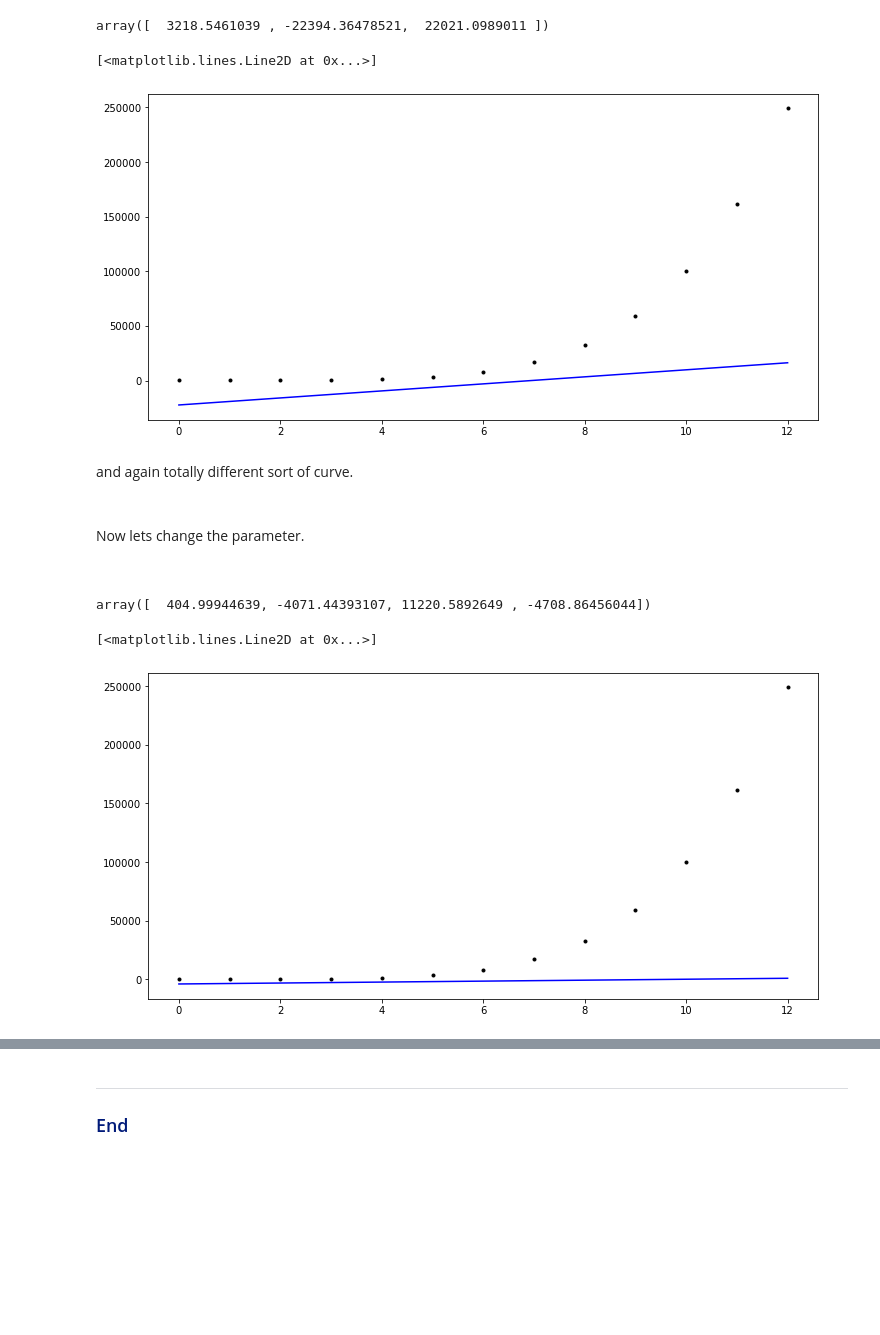
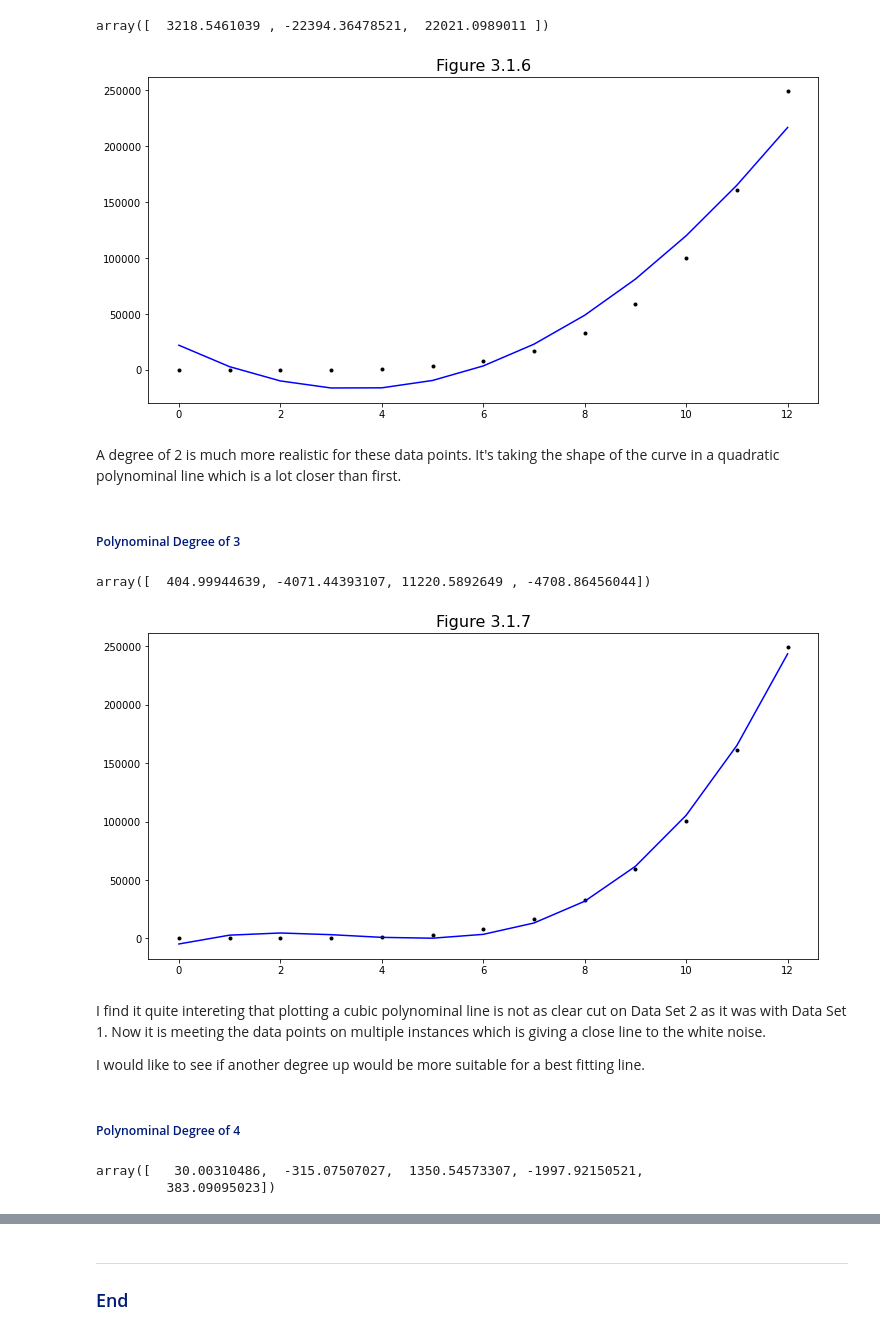
Before and after one commit to SarahMcN25/machine_stastics_assessment, a Jupyter notebook: practicals/03-parameters-exercises.ipynb, the cells around one changed output, grey strips where cells are left out. Cells and saved outputs as stored; diff of their text form; code cells hidden in the pictures; blank space fills up the shorter version.

```diff
--- a/practicals/03-parameters-exercises.ipynb
+++ b/practicals/03-parameters-exercises.ipynb
@@ -223,23 +215,21 @@ array([  3218.5461039 , -22394.36478521,  22021.0989011 ])
 # %%
 # Create a plot.
 fig, ax = plt.subplots(figsize=(12,6))
 
 # Plot x vs y.
 ax.plot(x, y, 'k.')
 
 # Plot x vs parameters on x.
-ax.plot(x, params[0] * x + params[1], 'b-')
+ax.plot(x, np.polyval(params, x), 'b-')
+
+plt.title("Figure 3.1.6", size=16)
+plt.show()
 # %% [output]
-[<matplotlib.lines.Line2D at 0x...>]
-[figure, old version]
+[figure, new version]
 # %% [markdown]
-and again totally different sort of curve.
+A degree of 2 is much more realistic for these data points. It's taking the shape of the curve in a quadratic polynominal line which is a lot closer than first.
 # %% [markdown]
-<br>
-
-Now lets change the parameter.
-
-<br>
+<h5 style="color: #001a79;">Polynominal Degree of 3</h5>
 # %%
 # Use x and y to try to find the original parameters.
 params = np.polyfit(x, y, 3)
@@ -254,7 +244,22 @@ fig, ax = plt.subplots(figsize=(12,6))
 ax.plot(x, y, 'k.')
 
 # Plot x vs parameters on x.
-ax.plot(x, params[0] * x + params[1], 'b-')
+ax.plot(x, np.polyval(params, x), 'b-')
+
+plt.title("Figure 3.1.7", size=16)
+plt.show()
 # %% [output]
-[<matplotlib.lines.Line2D at 0x...>]
-[figure, old version]
+[figure, new version]
+# %% [markdown]
+I find it quite intereting that plotting a cubic polynominal line is not as clear cut on Data Set 2 as it was with Data Set 1. Now it is meeting the data points on multiple instances which is giving a close line to the white noise.
+
+I would like to see if another degree up would be more suitable for a best fitting line.
+# %% [markdown]
+<h5 style="color: #001a79;">Polynominal Degree of 4</h5>
+# %%
+# Use x and y to try to find the original parameters.
+params = np.polyfit(x, y, 4)
+params
+# %% [output]
+array([   30.00310486,  -315.07507027,  1350.54573307, -1997.92150521,
+         383.09095023])
```
Also changed, not shown: parts of 16 cells of this notebook.
